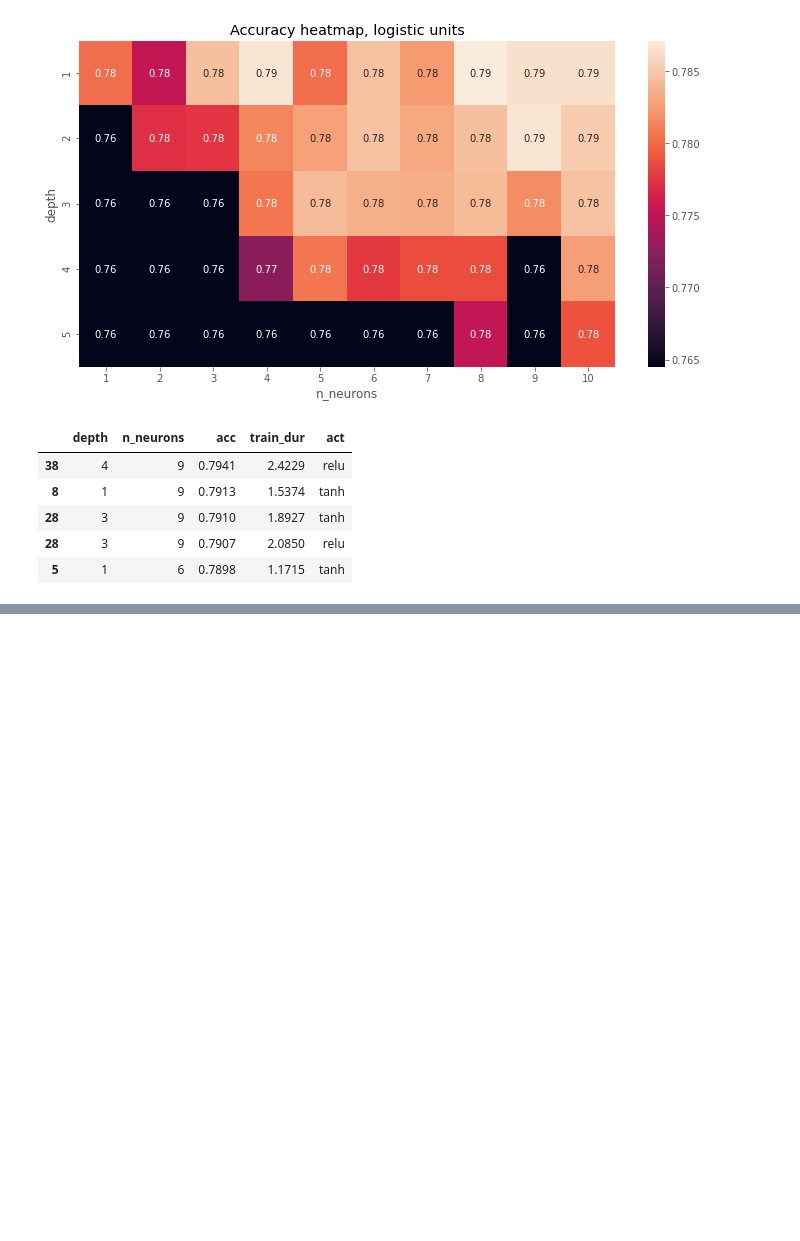
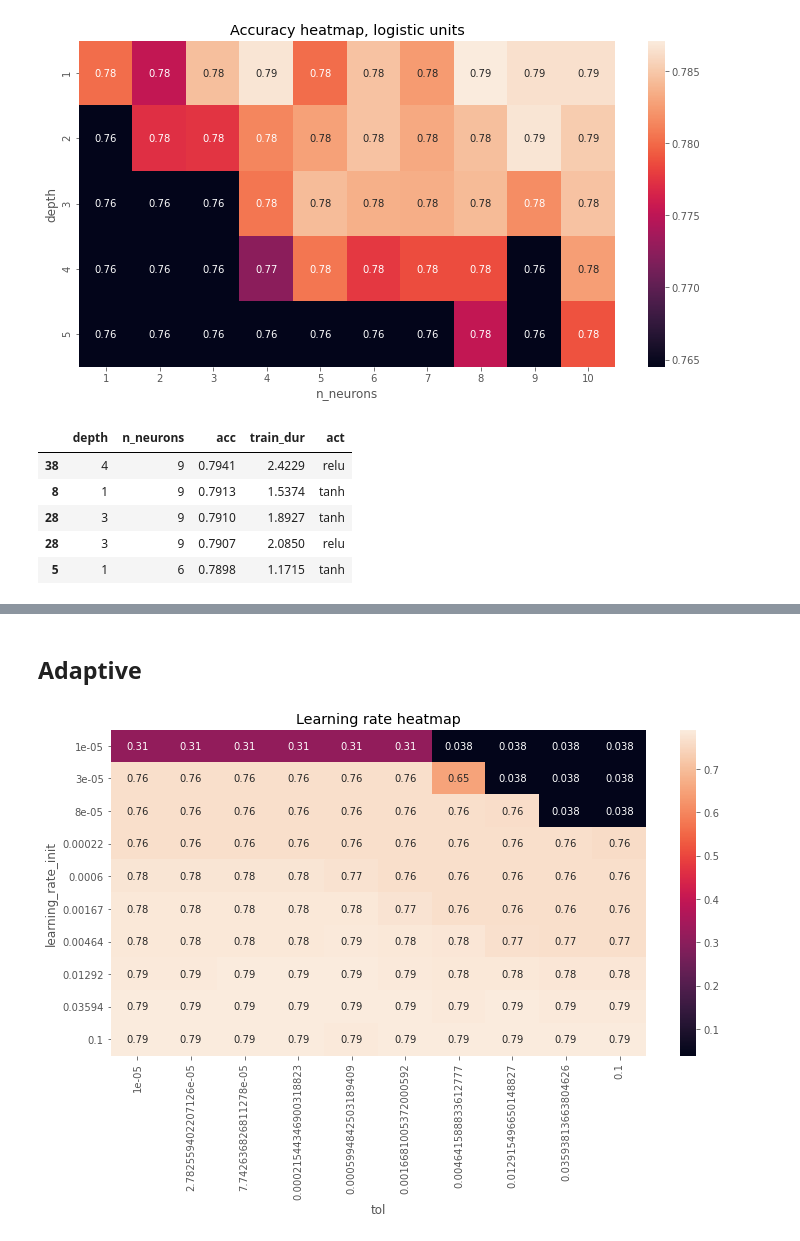
Before and after one commit to kolomietsdv/7641ML, a Jupyter notebook: Project_1/SL-Wine.ipynb, the cells around one changed output, grey strips where cells are left out. Cells and saved outputs as stored; diff of their text form; code cells hidden in the pictures; blank space fills up the shorter version.

```diff
--- a/Project_1/SL-Wine.ipynb
+++ b/Project_1/SL-Wine.ipynb
@@ -948,0 +882,22 @@ sklearn.metrics.accuracy_score(valid_y, nn_preds)
+# %% [markdown]
+## Adaptive
+# %%
+lr_metrics_combispace_sgd = \
+    cf.brute_force_parameters(par_name=['learning_rate_init', 'tol'],
+                                  par_values=[
+                                      np.logspace(-5, -1, 10), np.logspace(-5, -1, 10)
+                                  ],
+                                  estimator_kwargs={
+                                      'random_state': 13,
+                                      'activation': 'relu',
+                                      'hidden_layer_sizes': [9 for x in range(4)],
+                                      'solver': 'sgd',
+                                      'learning_rate': 'adaptive'
+                                  },
+                                  x_train=train_X_scaled, y_train=train_y,
+                                  estimator=MLPClassifier)
+# %%
+fig, ax = cf.plot_heatmap(lr_metrics_combispace_sgd, inner_dicts=True, colnames=['learning_rate_init', 'tol', 'acc'])
+ax.set_title(f'Learning rate heatmap');
+# %% [output]
+[figure, added]
```
Also changed, not shown: parts of 90 cells of this notebook, 1 other file.
